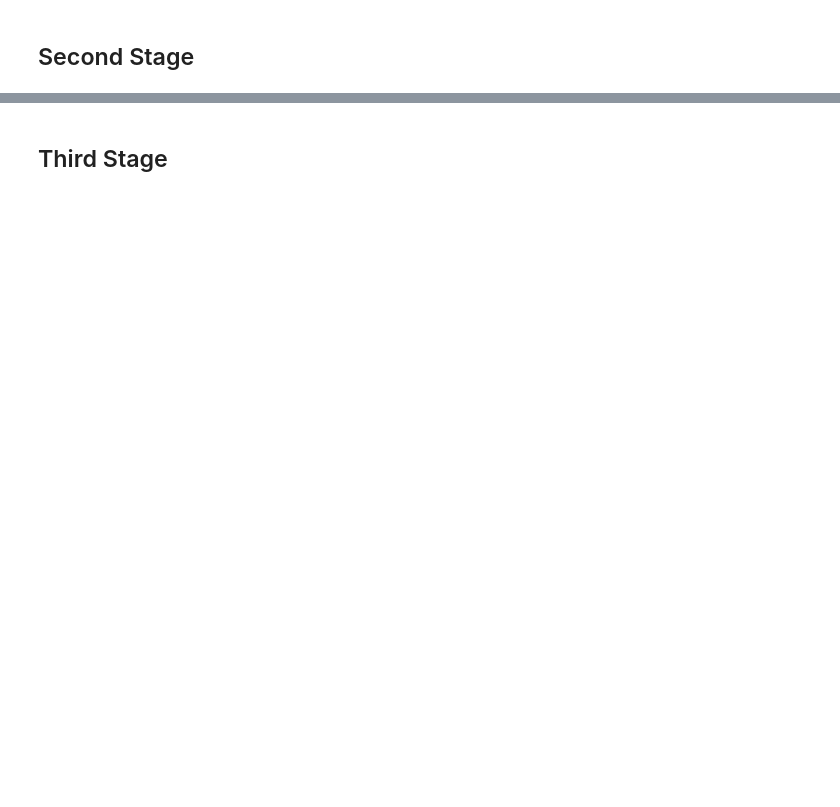
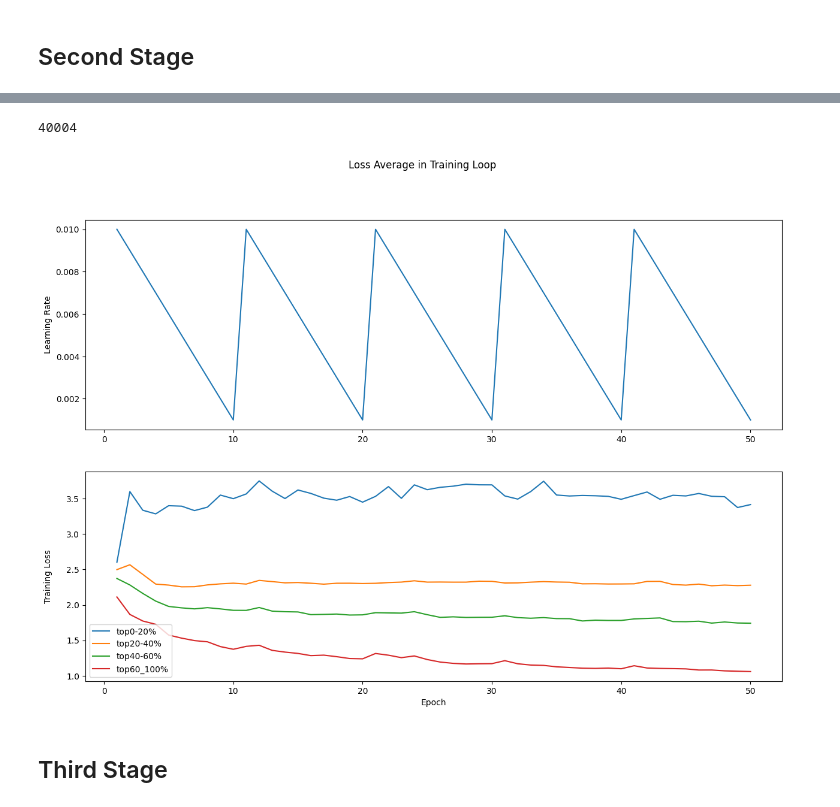
Before and after one commit to sorasitP/Onboard, a Jupyter notebook: keras_O2Unet.ipynb, the cells around one changed output, grey strips where cells are left out. Saved outputs shown, nothing was run; the diff lists cells and outputs as text; code cells hidden in the pictures; blank space fills up the shorter version.

```diff
--- a/keras_O2Unet.ipynb
+++ b/keras_O2Unet.ipynb
@@ -269,3 +409,16 @@ def plot_loss_graph(all_loss):
     plt.show()
+# %%
+import json
+def save_json(var,path):
+    jsonStr = json.dumps(var)
+    jsonFile = open(path +".json", "w")
+    jsonFile.write(jsonStr)
+    jsonFile.close()
+
+def load_json(path):
+    fileObject = open(path +".json", "r")
+    jsonContent = fileObject.read()
+    var = json.loads(jsonContent)
+    return var
 # %% [markdown]
 ## First Stage
@@ -524,0 +869,4 @@ loss_stage2, filter_mask = second_stage(model,noisy_train_dataset,val_dataset,ma
+# %%
+loss_stage2 = np.array(load_json('./save_loss/loss_s2_data_11'))
+filter_mask = np.array(load_json("./save_mask/mask_11"))
+sorted_ind =  np.array(load_json("./save_ranked_list/ranked_ind_11"))
@@ -524,0 +879,4 @@ loss_stage2, filter_mask = second_stage(model,noisy_train_dataset,val_dataset,ma
+# %%
+noise_or_not
+# %% [output]
+40004
@@ -525,3 +885,20 @@ loss_stage2, filter_mask = second_stage(model,noisy_train_dataset,val_dataset,ma
+# %%
+ranked_loss = []
+for i in loss_stage2:
+    ranked_loss.append(i[sorted_ind].tolist().copy())
+top_ranked_loss = []
+for i in ranked_loss:
+    top_ranked_loss.append(average_top_loss(i).copy())
+# %%
+top_ranked_loss = []
+for i in loss_stage2:
+    top_ranked_loss.append(average_top_loss(i).copy())
+# %%
+# l2 = np.array(top_ranked_loss)
+# l2 = (l2 - l2.min())/(l2.max() - l2.min())
+plot_loss_graph(top_ranked_loss,r1=0.01,r2=0.001,c=10)
+# %% [output]
+[figure, added]
 # %% [markdown]
 ## Third Stage
 # %%
```
Also changed, not shown: parts of 36 cells of this notebook, 1 other file.
